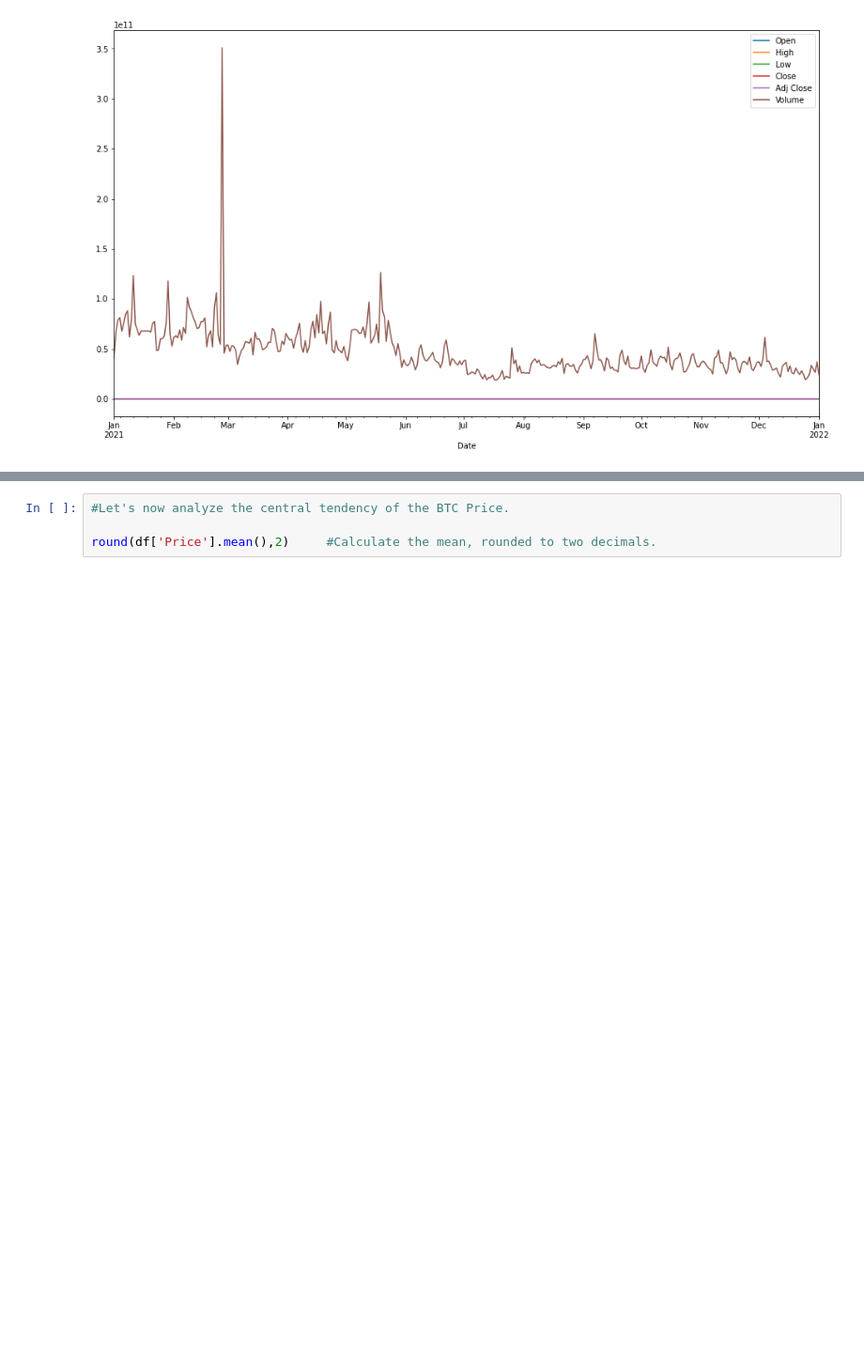
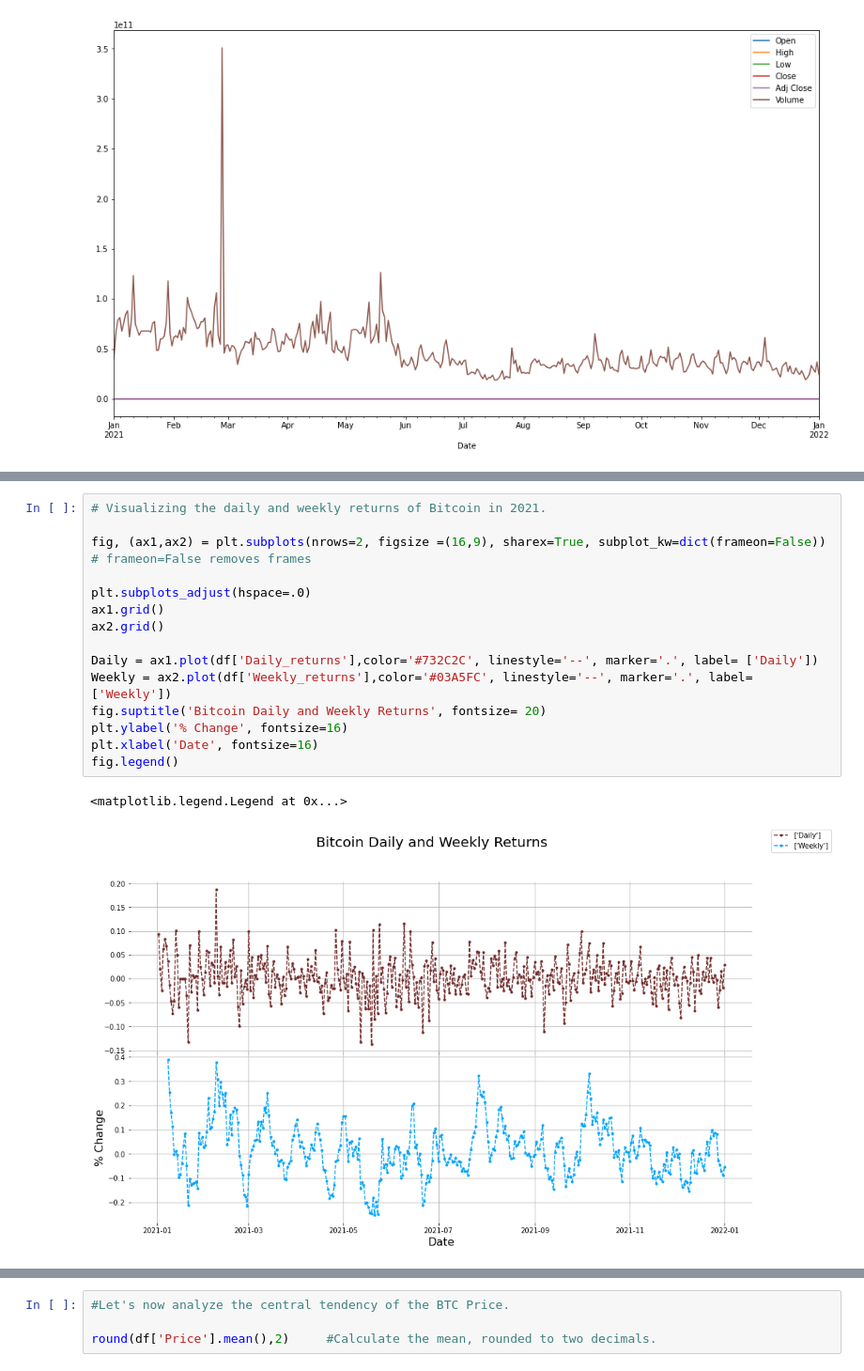
Before and after one commit to davidgomezpr1/Python-Data-Cleaning, a Jupyter notebook: BTC_Price_Data_Analysis.ipynb, the cells around one changed output, grey strips where cells are left out. Shown at 94% size. Cells and saved outputs as stored; diff of their text form; blank space fills up the shorter version.

```diff
--- a/BTC_Price_Data_Analysis.ipynb
+++ b/BTC_Price_Data_Analysis.ipynb
@@ -105,0 +140,18 @@ df.head()
+# %%
+# Visualizing the daily and weekly returns of Bitcoin in 2021.
+
+fig, (ax1,ax2) = plt.subplots(nrows=2, figsize =(16,9), sharex=True, subplot_kw=dict(frameon=False)) # frameon=False removes frames
+
+plt.subplots_adjust(hspace=.0)
+ax1.grid()
+ax2.grid()
+
+Daily = ax1.plot(df['Daily_returns'],color='#732C2C', linestyle='--', marker='.', label= ['Daily'])
+Weekly = ax2.plot(df['Weekly_returns'],color='#03A5FC', linestyle='--', marker='.', label= ['Weekly'])
+fig.suptitle('Bitcoin Daily and Weekly Returns', fontsize= 20)
+plt.ylabel('% Change', fontsize=16)
+plt.xlabel('Date', fontsize=16)
+fig.legend()
+# %% [output]
+<matplotlib.legend.Legend at 0x...>
+[figure, added]
```
Also changed, not shown: parts of 13 cells of this notebook.
